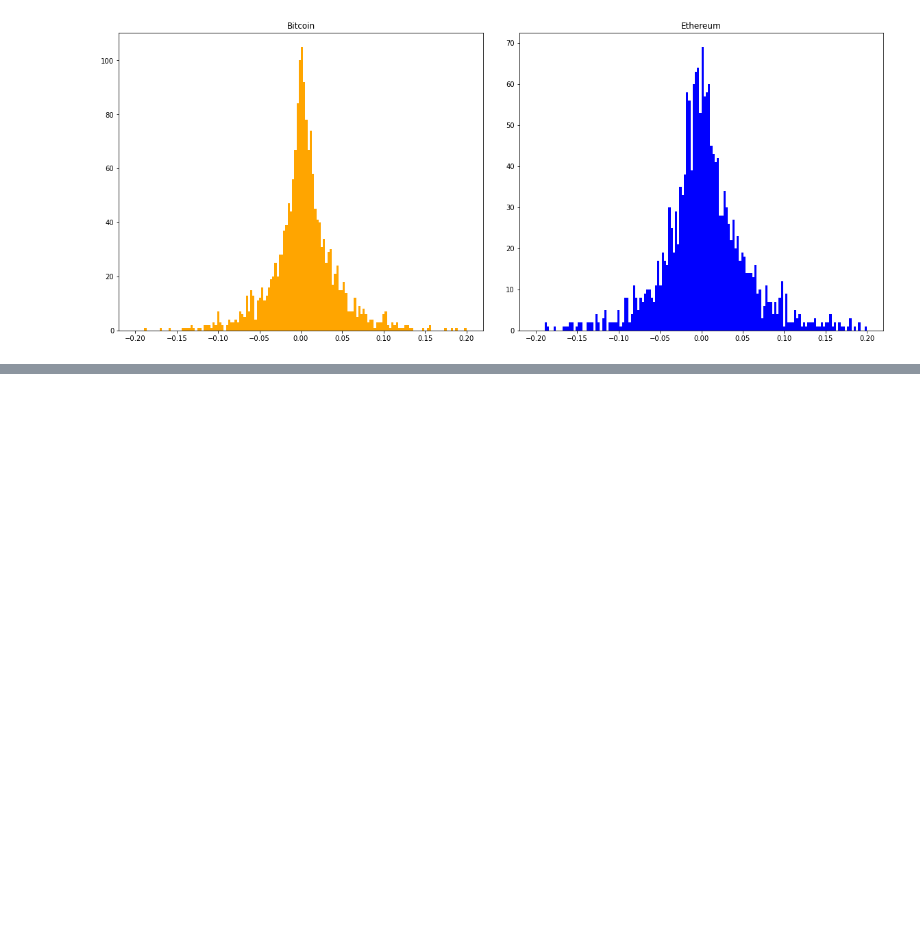
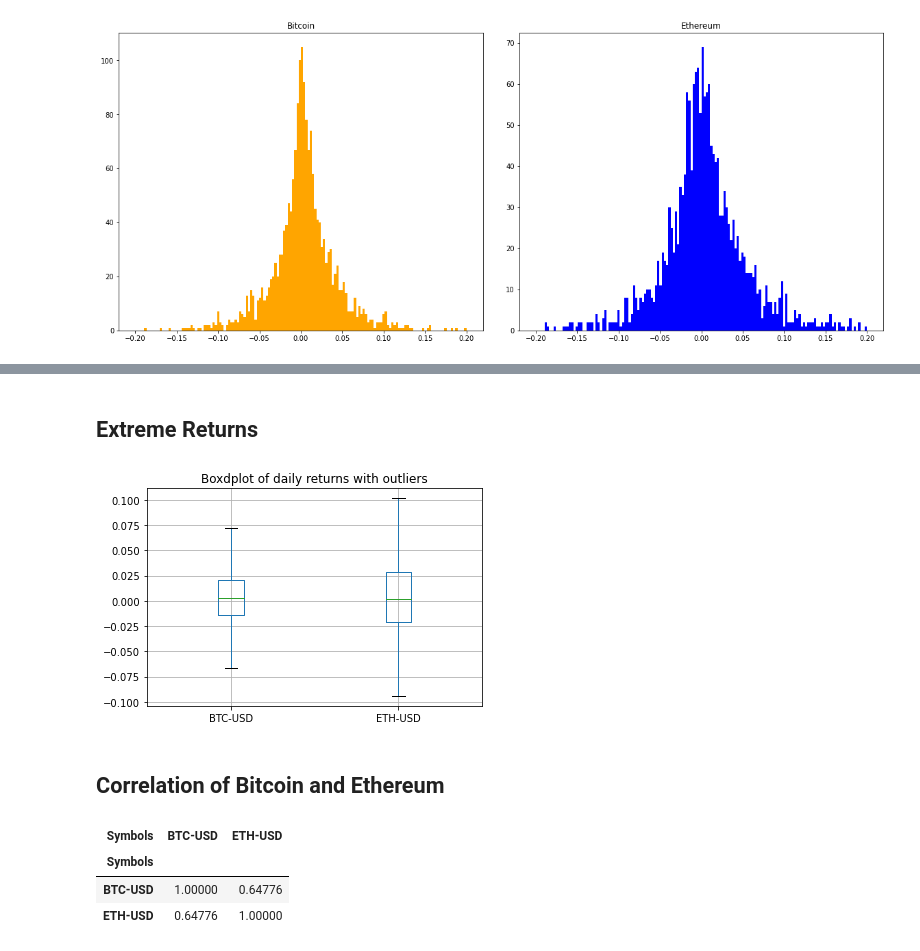
Before and after one commit to rayaroun/Data-Analytics-Projects, a Jupyter notebook: Cryptocurrency Analysis/Analysis and Prediction using Python.ipynb, the cells around one changed output, grey strips where cells are left out. Drawn from its saved outputs; the diff is of its cells as text; code cells hidden in the pictures; blank space fills up the shorter version.

```diff
--- a/Cryptocurrency Analysis/Analysis and Prediction using Python.ipynb
+++ b/Cryptocurrency Analysis/Analysis and Prediction using Python.ipynb
@@ -126,0 +137,19 @@ plt.show()
+# %% [markdown]
+## Extreme Returns
+# %%
+daily_returns.boxplot(showfliers = False)
+
+plt.title("Boxdplot of daily returns with outliers")
+
+plt.show()
+# %% [output]
+[figure, added]
+# %% [markdown]
+## Correlation of Bitcoin and Ethereum
+# %%
+daily_returns.corr()
+# %% [output]
+| Symbols | BTC-USD | ETH-USD |
+| Symbols |  |  |
+| BTC-USD | 1.00000 | 0.64776 |
+| ETH-USD | 0.64776 | 1.00000 |
```
Also changed, not shown: parts of 39 cells of this notebook.
